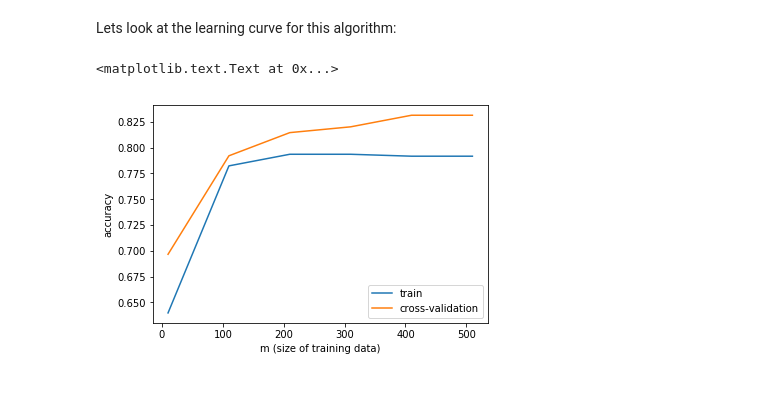
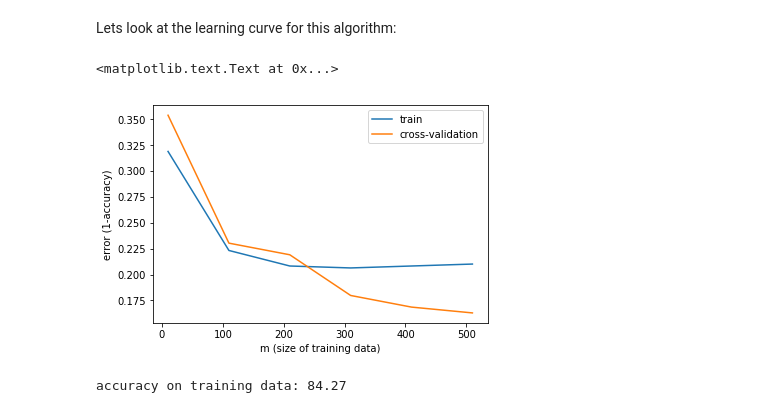
Before and after one commit to AshleySetter/Kaggle_Competitions, a Jupyter notebook: Titanic_project/Titanic - Machine Learning from Disaster.ipynb, the cells around one changed output. Saved outputs shown, nothing was run; the diff lists cells and outputs as text; code cells hidden in the pictures.

```diff
--- a/Titanic_project/Titanic - Machine Learning from Disaster.ipynb
+++ b/Titanic_project/Titanic - Machine Learning from Disaster.ipynb
@@ -93,0 +92,2 @@ data_nans_replaced = data.fillna(data.mean()) # fill in NaNs with mean of thier
+# %%
+data = data[data.Embarked.notnull()] # remove data where embarked is null as we can't calculate a numerical value for this with the below methods
@@ -94,3 +96,7 @@ data_nans_replaced = data.fillna(data.mean()) # fill in NaNs with mean of thier
+# %%
+imputer = preprocessing.Imputer(strategy="mean", axis=0)
+data_nans_replaced = data.copy()
+data_nans_replaced['Age'] = imputer.fit_transform(data_nans_replaced['Age'].reshape(-1, 1))
 # %% [markdown]
 And lets look what the NaNs were replaced with
 # %%
@@ -132,2 +126,0 @@ There are just 2 entries where it is unknown if the person embarked, we will rem
-# %%
-data = data.dropna()
@@ -464,23 +448,29 @@ train_acc_array = []
 cv_acc_array = []
 
 for m in m_array:
-    lr_model = linear_model.LogisticRegression(fit_intercept=True)
+    lr_model_iter = linear_model.LogisticRegression(fit_intercept=True)
     # we now fit to the training data
-    lr_model.fit(X_train.head(m), y_train.head(m)) # training on the first m training data examples
-    train_accuracy = lr_model.score(X_train, y_train)
+    lr_model_iter.fit(X_train.head(m), y_train.head(m)) # training on the first m training data examples
+    train_accuracy = lr_model_iter.score(X_train, y_train)
     train_acc_array.append(train_accuracy)
-    cv_accuracy = lr_model.score(X_cv, y_cv)
+    cv_accuracy = lr_model_iter.score(X_cv, y_cv)
     cv_acc_array.append(cv_accuracy)
 
 train_acc_array = np.array(train_acc_array)
 cv_acc_array = np.array(cv_acc_array)
 # %%
 fig, ax = plt.subplots()
-ax.plot(m_array, train_acc_array, label='train')
-ax.plot(m_array, cv_acc_array, label='cross-validation')
+ax.plot(m_array, 1-train_acc_array, label='train')
+ax.plot(m_array, 1-cv_acc_array, label='cross-validation')
 ax.legend()
 ax.set_xlabel('m (size of training data)')
-ax.set_ylabel('accuracy')
+ax.set_ylabel('error (1-accuracy)')
 # %% [output]
 <matplotlib.text.Text at 0x...>
-[figure, old version]
+[figure, new version]
+# %%
+accuracy = lr_model.score(X_test, y_test)
+
+print("accuracy on training data: {:0.2f}".format(accuracy*100))
+# %% [output]
+accuracy on training data: 84.27
```
Also changed, not shown: parts of 34 cells of this notebook.
